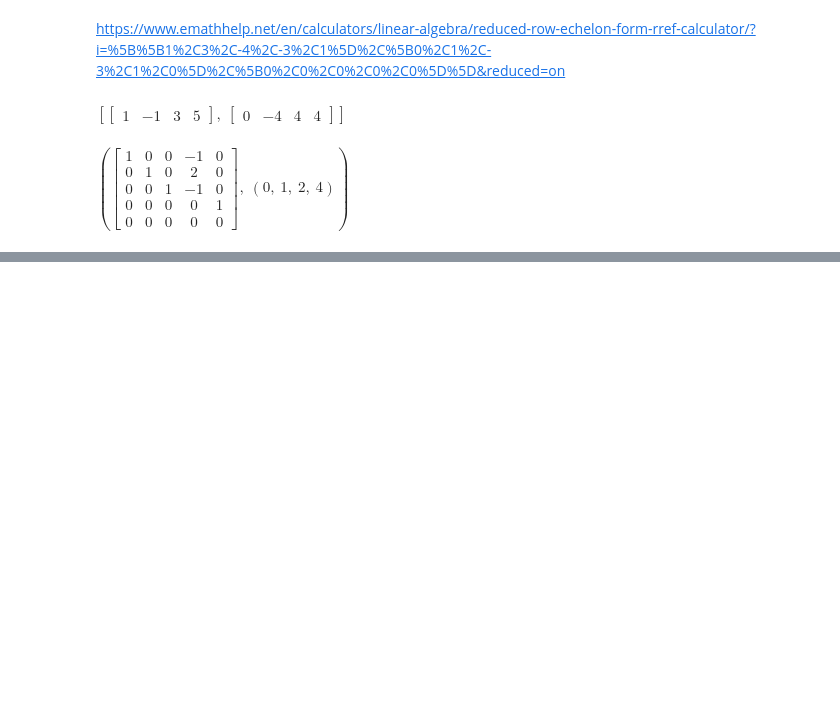
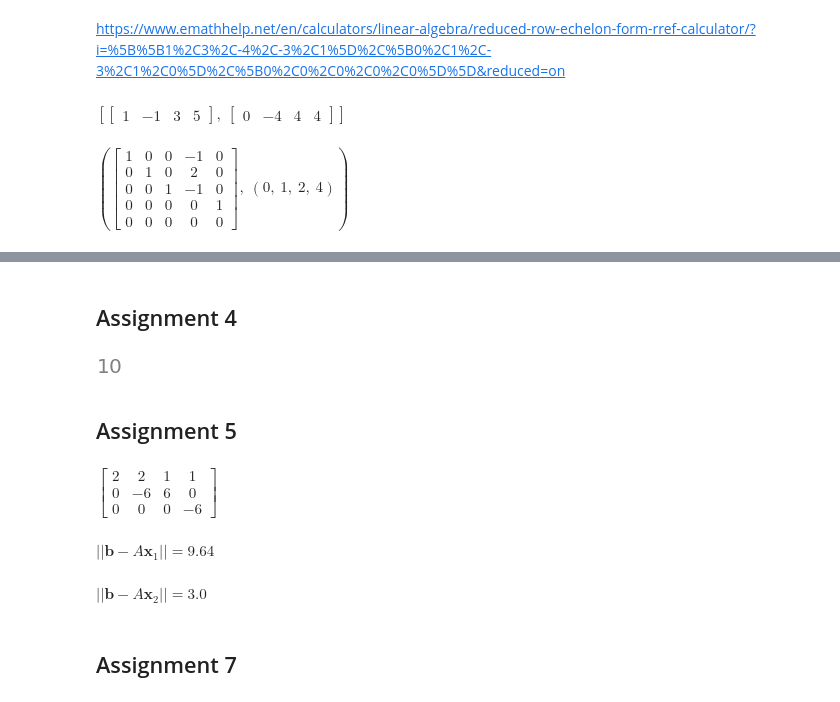
Before and after one commit to GoForMusic/ALI-python, a Jupyter notebook: Untitled-checkpoint.ipynb, the cells around one changed output, grey strips where cells are left out. Cells and saved outputs as stored; diff of their text form; code cells hidden in the pictures; blank space fills up the shorter version.

```diff
--- a/Untitled-checkpoint.ipynb
+++ b/Untitled-checkpoint.ipynb
@@ -80,0 +199,13 @@ $\displaystyle \left( \left[\begin{matrix}1 & 0 & 0 & -1 & 0\\0 & 1 & 0 & 2 & 0\
+# %% [markdown]
+## Assignment 4
+# %%
+a, b = symbols('a b')
+A = Matrix([[-6,a,-1,3],
+            [2,0,3,0],
+            [4,5,6,0],
+            [8,b,1,-4]])
+A.det()
+# %% [output]
+[figure, added]
+# %% [markdown]
+## Assignment 5
@@ -80,0 +222,16 @@ $\displaystyle \left( \left[\begin{matrix}1 & 0 & 0 & -1 & 0\\0 & 1 & 0 & 2 & 0\
+# %%
+# a)
+A.row_join(b).echelon_form()
+# %% [output]
+$\displaystyle \left[\begin{matrix}2 & 2 & 1 & 1\\0 & -6 & 6 & 0\\0 & 0 & 0 & -6\end{matrix}\right]$
+# %%
+# b)
+display(Math(r'||\mathbf{b}-A\mathbf{x}_{1}|| = ' +
+             latex(round(float((b-A*x1).norm()), 2))))
+display(Math(r'||\mathbf{b}-A\mathbf{x}_{2}|| = ' +
+             latex(round(float((b-A*x2).norm()), 2))))
+# %% [output]
+$\displaystyle ||\mathbf{b}-A\mathbf{x}_{1}|| = 9.64$
+$\displaystyle ||\mathbf{b}-A\mathbf{x}_{2}|| = 3.0$
+# %% [markdown]
+## Assignment 7
```
Also changed, not shown: parts of 19 cells of this notebook, 14 other files.
